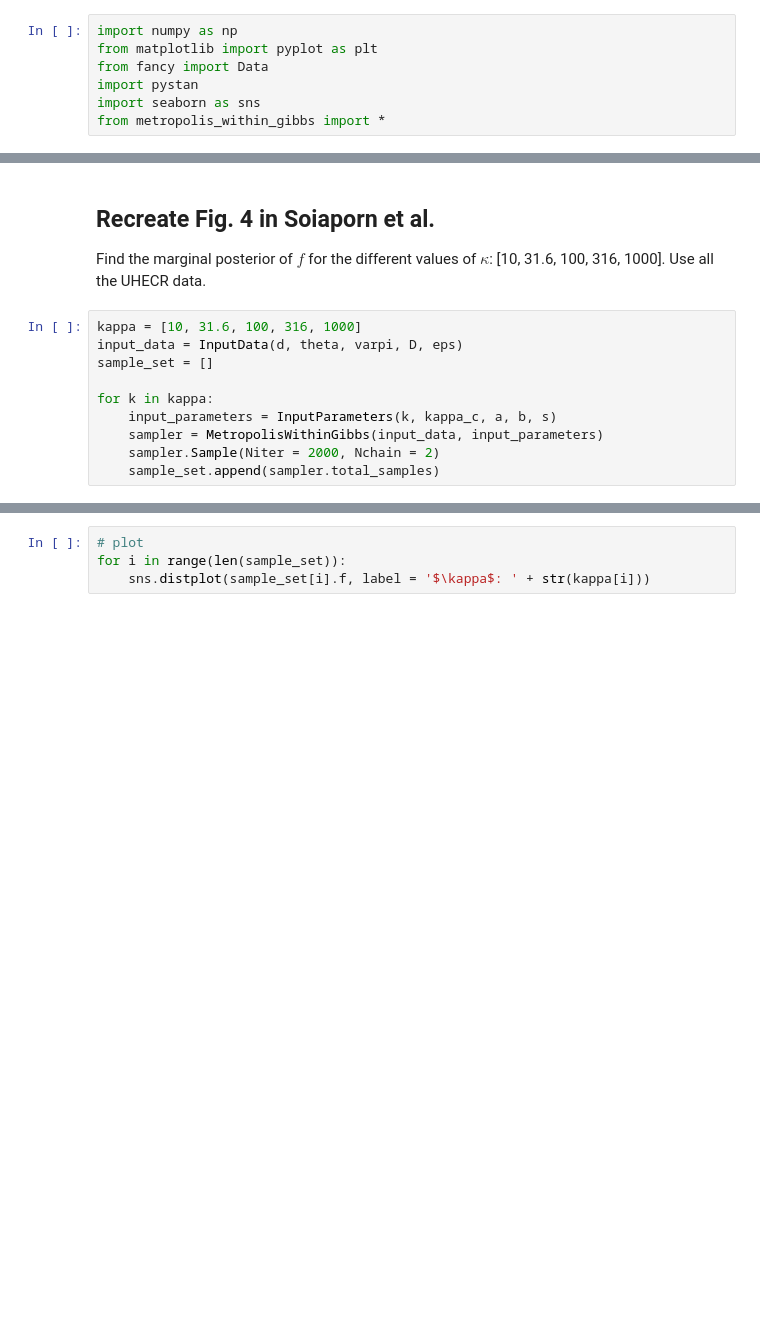
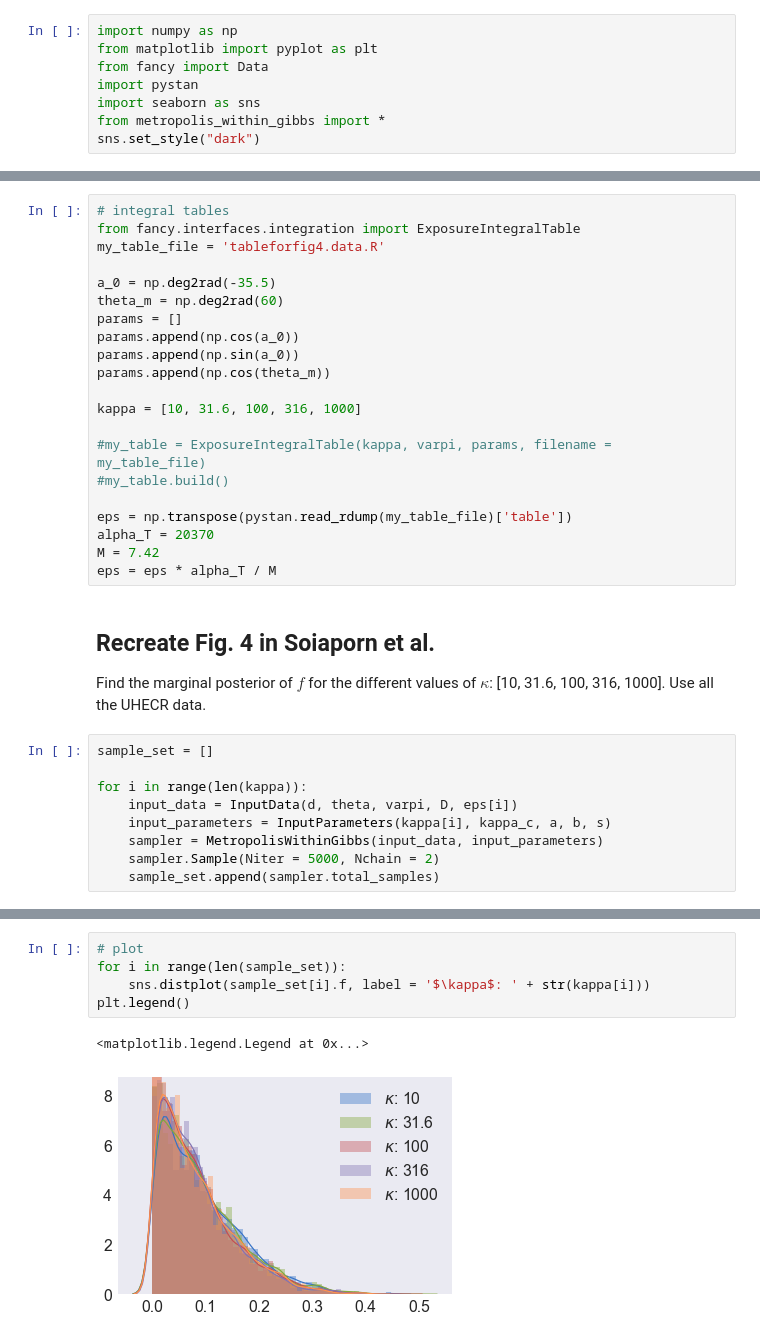
Before and after one commit to cescalara/soiaporn_model, a Jupyter notebook: soiaporn_model.ipynb, the cells around one changed output, grey strips where cells are left out. Cells and saved outputs as stored; diff of their text form; blank space fills up the shorter version.

Commit message:
Add first attempt at recreating figure 4

```diff
--- a/soiaporn_model.ipynb
+++ b/soiaporn_model.ipynb
@@ -30,6 +30,7 @@ from fancy import Data
 import pystan
 import seaborn as sns
 from metropolis_within_gibbs import *
+sns.set_style("dark")
 # %% [markdown]
 ## Set up
 
@@ -67,14 +61,34 @@ eps = eps * alpha_T / M
+# %%
+# integral tables
+from fancy.interfaces.integration import ExposureIntegralTable
+my_table_file = 'tableforfig4.data.R'
+
+a_0 = np.deg2rad(-35.5)
+theta_m = np.deg2rad(60)
+params = []
+params.append(np.cos(a_0))
+params.append(np.sin(a_0))
+params.append(np.cos(theta_m))
+
+kappa = [10, 31.6, 100, 316, 1000]
+
+#my_table = ExposureIntegralTable(kappa, varpi, params, filename = my_table_file)
+#my_table.build()
+
+eps = np.transpose(pystan.read_rdump(my_table_file)['table'])
+alpha_T = 20370
+M = 7.42
+eps = eps * alpha_T / M
 # %% [markdown]
 ## Recreate Fig. 4 in Soiaporn et al.
 
 Find the marginal posterior of $f$ for the different values of $\kappa$: [10, 31.6, 100, 316, 1000]. Use all the UHECR data.
 # %%
-kappa = [10, 31.6, 100, 316, 1000]
-input_data = InputData(d, theta, varpi, D, eps)
 sample_set = []
 
-for k in kappa:
-    input_parameters = InputParameters(k, kappa_c, a, b, s)
+for i in range(len(kappa)):
+    input_data = InputData(d, theta, varpi, D, eps[i])
+    input_parameters = InputParameters(kappa[i], kappa_c, a, b, s)
     sampler = MetropolisWithinGibbs(input_data, input_parameters)
-    sampler.Sample(Niter = 2000, Nchain = 2)
+    sampler.Sample(Niter = 5000, Nchain = 2)
     sample_set.append(sampler.total_samples)
@@ -83,4 +117,8 @@ sampler.traceplot()
 # %%
 # plot
 for i in range(len(sample_set)):
     sns.distplot(sample_set[i].f, label = '$\kappa$: ' + str(kappa[i]))
+plt.legend()
+# %% [output]
+<matplotlib.legend.Legend at 0x...>
+[figure, added]
```
Also changed, not shown: parts of 6 cells of this notebook, 3 other files.
